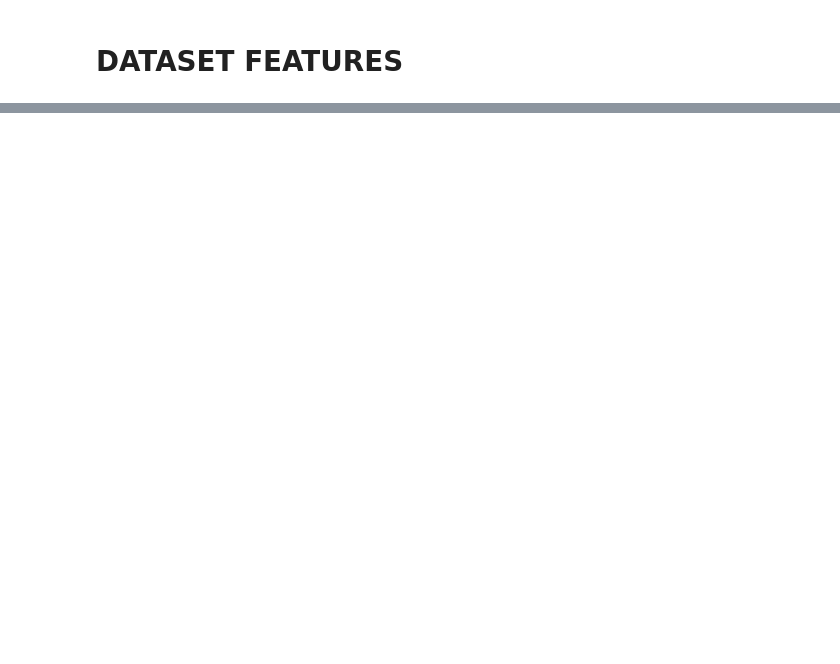
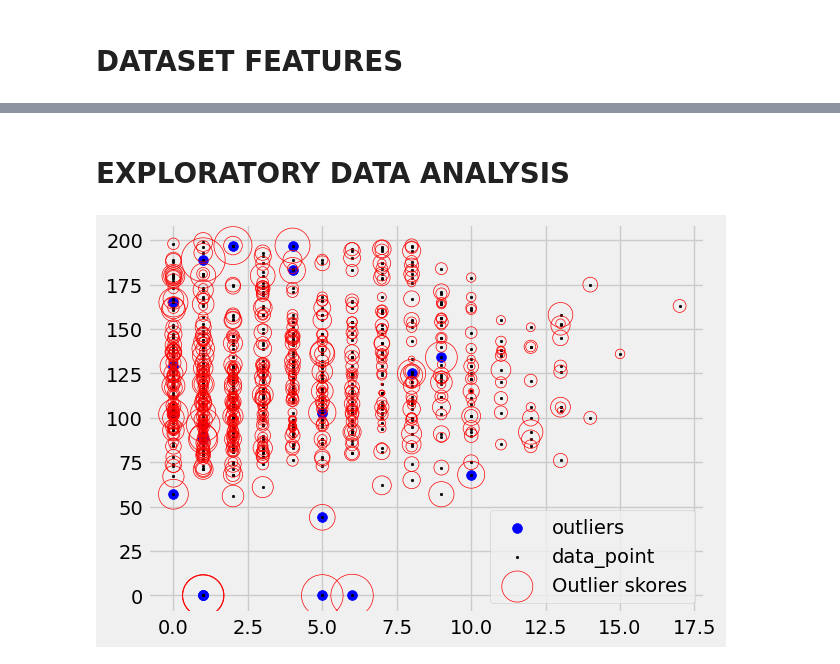
Before and after one commit to Winfry/DiabetesClassificationKNN, a Jupyter notebook: NeuralNetwork.ipynb, the cells around one changed output, grey strips where cells are left out. Saved outputs shown, nothing was run; the diff lists cells and outputs as text; code cells hidden in the pictures; blank space fills up the shorter version.

Commit message:
DiabetesClassificationKNN

```diff
--- a/NeuralNetwork.ipynb
+++ b/NeuralNetwork.ipynb
@@ -34,3 +34,9 @@ from sklearn.model_selection import train_test_split
 from sklearn.decomposition import PCA
 from sklearn.neighbors import KNeighborsClassifier,LocalOutlierFactor
 import random
+# %%
+#Loading the dataset
+df = pd.read_csv('diabetes.csv')
+
+#Print the first 5 rows of the dataframe.
+df.head()
@@ -36,0 +126,31 @@ import random
+# %% [markdown]
+# EXPLORATORY DATA ANALYSIS
+# %%
+# OUTLIER DETECTION
+
+x = df.drop(['Outcome'],axis=1)
+y = df.Outcome
+columns = x.columns.tolist()
+clf = LocalOutlierFactor()
+y_pred = clf.fit_predict(x)
+
+x_score = clf.negative_outlier_factor_
+outlier_score = pd.DataFrame()
+outlier_score['score'] = x_score
+
+threshold_outliers = -1.5
+filtre = outlier_score['score'] < threshold_outliers
+outlier_index = outlier_score[filtre].index.tolist()
+
+plt.figure()
+plt.scatter(x.iloc[outlier_index,0], x.iloc[outlier_index,1],color = 'blue',s=50,label='outliers')
+plt.scatter(x.iloc[:,0]
+            ,x.iloc[:,1],color='k',s=3,label='data_point')
+radius = (x_score.max() - x_score ) / (x_score.max() - x_score.min() )
+outlier_score['radius '] = radius
+
+plt.scatter(x.iloc[:,0], x.iloc[:,1], s=1000*radius, edgecolors='r',facecolor='none',label='Outlier skores')
+plt.legend()
+plt.show();
+# %% [output]
+[figure, added]
```
Also changed, not shown: parts of 18 cells of this notebook.
